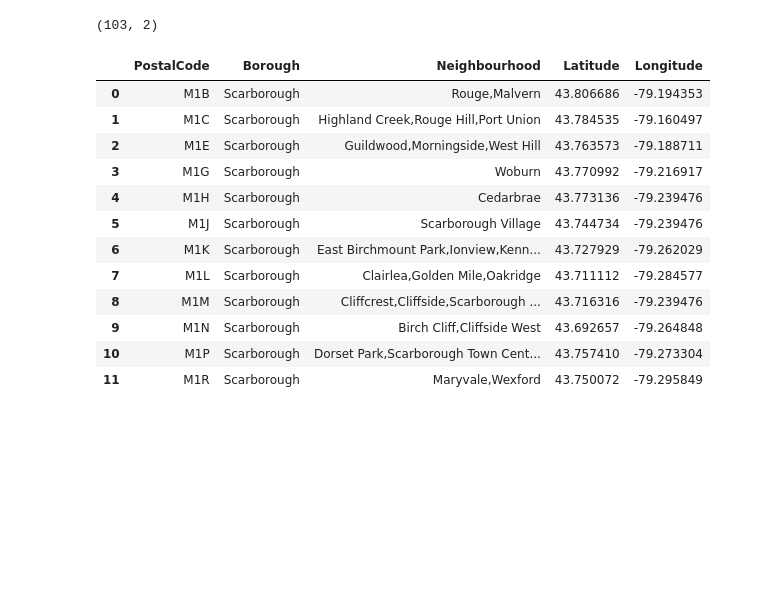
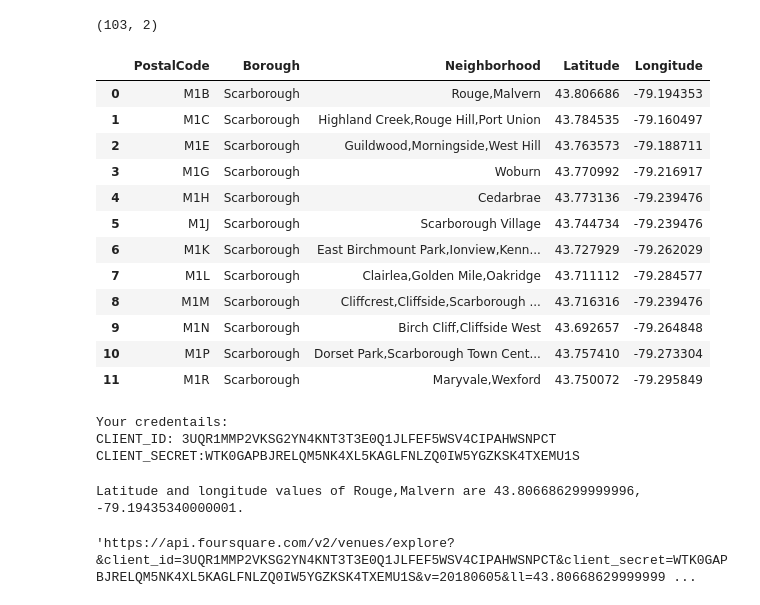
Before and after one commit to AnKa88/github-x, a Jupyter notebook: Project_toronto.ipynb, the cells around one changed output. Saved outputs shown, nothing was run; the diff lists cells and outputs as text; code cells hidden in the pictures; blank space fills up the shorter version.

```diff
--- a/Project_toronto.ipynb
+++ b/Project_toronto.ipynb
@@ -117,9 +110,10 @@ df_data_1.shape
 (103, 2)
 # %%
 df3=df2.join([df_data_1])
+df4=df2.join([df_data_1])
 df3.head(12)
 # %% [output]
-|  | PostalCode | Borough | Neighbourhood | Latitude | Longitude |
+|  | PostalCode | Borough | Neighborhood | Latitude | Longitude |
 | 0 | M1B | Scarborough | Rouge,Malvern | 43.806686 | -79.194353 |
 | 1 | M1C | Scarborough | Highland Creek,Rouge Hill,Port Union | 43.784535 | -79.160497 |
 | 2 | M1E | Scarborough | Guildwood,Morningside,West Hill | 43.763573 | -79.188711 |
@@ -132,3 +126,39 @@ df3.head(12)
 | 9 | M1N | Scarborough | Birch Cliff,Cliffside West | 43.692657 | -79.264848 |
 | 10 | M1P | Scarborough | Dorset Park,Scarborough Town Cent... | 43.757410 | -79.273304 |
 | 11 | M1R | Scarborough | Maryvale,Wexford | 43.750072 | -79.295849 |
+# %%
+CLIENT_ID = '3UQR1MMP2VKSG2YN4KNT3T3E0Q1JLFEF5WSV4CIPAHWSNPCT' # your Foursquare ID
+CLIENT_SECRET = 'WTK0GAPBJRELQM5NK4XL5KAGLFNLZQ0IW5YGZKSK4TXEMU1S' # your Foursquare Secret
+VERSION = '20180605' # Foursquare API version
+
+print('Your credentails:')
+print('CLIENT_ID: ' + CLIENT_ID)
+print('CLIENT_SECRET:' + CLIENT_SECRET)
+# %% [output]
+Your credentails:
+CLIENT_ID: 3UQR1MMP2VKSG2YN4KNT3T3E0Q1JLFEF5WSV4CIPAHWSNPCT
+CLIENT_SECRET:WTK0GAPBJRELQM5NK4XL5KAGLFNLZQ0IW5YGZKSK4TXEMU1S
+# %%
+neighborhood_latitude = df3.loc[0, 'Latitude'] # neighborhood latitude value
+neighborhood_longitude = df3.loc[0, 'Longitude'] # neighborhood longitude value
+
+neighborhood_name = df3.loc[0, 'Neighborhood'] # neighborhood name
+print('Latitude and longitude values of {} are {}, {}.'.format(neighborhood_name,
+                                                               neighborhood_latitude,
+                                                               neighborhood_longitude))
+# %% [output]
+Latitude and longitude values of Rouge,Malvern are 43.806686299999996, -79.19435340000001.
+# %%
+LIMIT = 100
+radius = 500
+url = 'https://api.foursquare.com/v2/venues/explore?&client_id={}&client_secret={}&v={}&ll={},{}&radius={}&limit={}'.format(
+    CLIENT_ID,
+    CLIENT_SECRET,
+    VERSION,
+    neighborhood_latitude,
+    neighborhood_longitude,
+    radius,
+    LIMIT)
+url
+# %% [output]
+'https://api.foursquare.com/v2/venues/explore?&client_id=3UQR1MMP2VKSG2YN4KNT3T3E0Q1JLFEF5WSV4CIPAHWSNPCT&client_secret=WTK0GAPBJRELQM5NK4XL5KAGLFNLZQ0IW5YGZKSK4TXEMU1S&v=20180605&ll=43.80668629999999 ...
```
Also changed, not shown: parts of 25 cells of this notebook.
